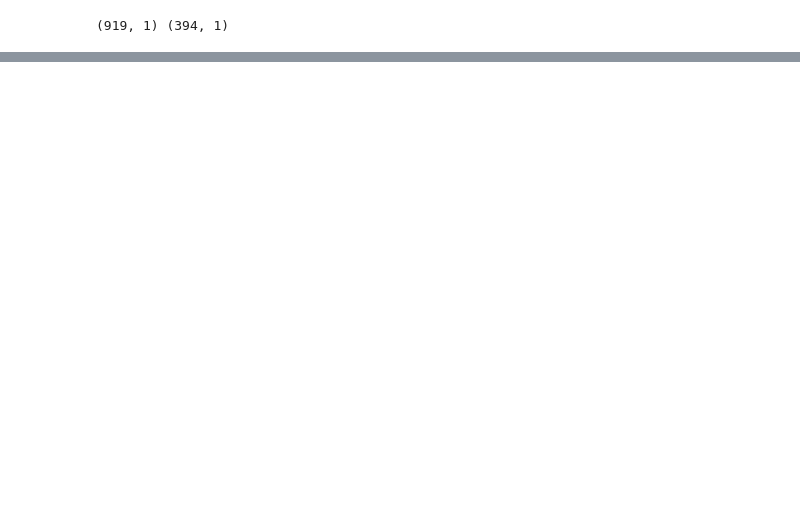
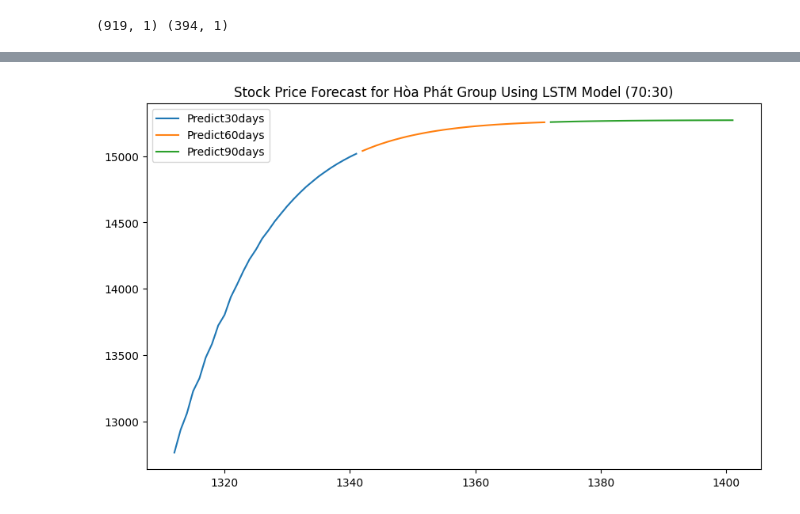
Before and after one commit to xuanquynhle/IS403.O21.HTCL_Team5, a Jupyter notebook: LSTM_Model/LSTM_HPG_73.ipynb, the cells around one changed output, grey strips where cells are left out. Saved outputs shown, nothing was run; the diff lists cells and outputs as text; code cells hidden in the pictures; blank space fills up the shorter version.

```diff
--- a/LSTM_Model/LSTM_HPG_73.ipynb
+++ b/LSTM_Model/LSTM_HPG_73.ipynb
@@ -336,0 +209,20 @@ plt.show()
+# %%
+plt.figure(figsize=(10, 6))
+
+# Vẽ dự đoán 30 ngày
+predict_index_30 = pd.RangeIndex(start=len(df)-1, stop=len(df) + 29, step=1)
+plt.plot(predict_index_30, scaler.inverse_transform(lst_output_90[:30]), label='Predict30days')
+
+# Vẽ dự đoán 60 ngày
+predict_index_60 = pd.RangeIndex(start=len(df)+29, stop=len(df) + 59, step=1)
+plt.plot(predict_index_60, scaler.inverse_transform(lst_output_90[30:60]), label='Predict60days')
+
+# Vẽ dự đoán 90 ngày
+predict_index_90 = pd.RangeIndex(start=len(df)+59, stop=len(df) + 89, step=1)
+plt.plot(predict_index_90, scaler.inverse_transform(lst_output_90[60:]), label='Predict90days')
+
+plt.title('Stock Price Forecast for Hòa Phát Group Using LSTM Model (70:30)')
+plt.legend(['Predict30days', 'Predict60days', 'Predict90days'])
+plt.show()
+# %% [output]
+[figure, added]
```
Also changed, not shown: parts of 15 cells of this notebook, 4 other files.
